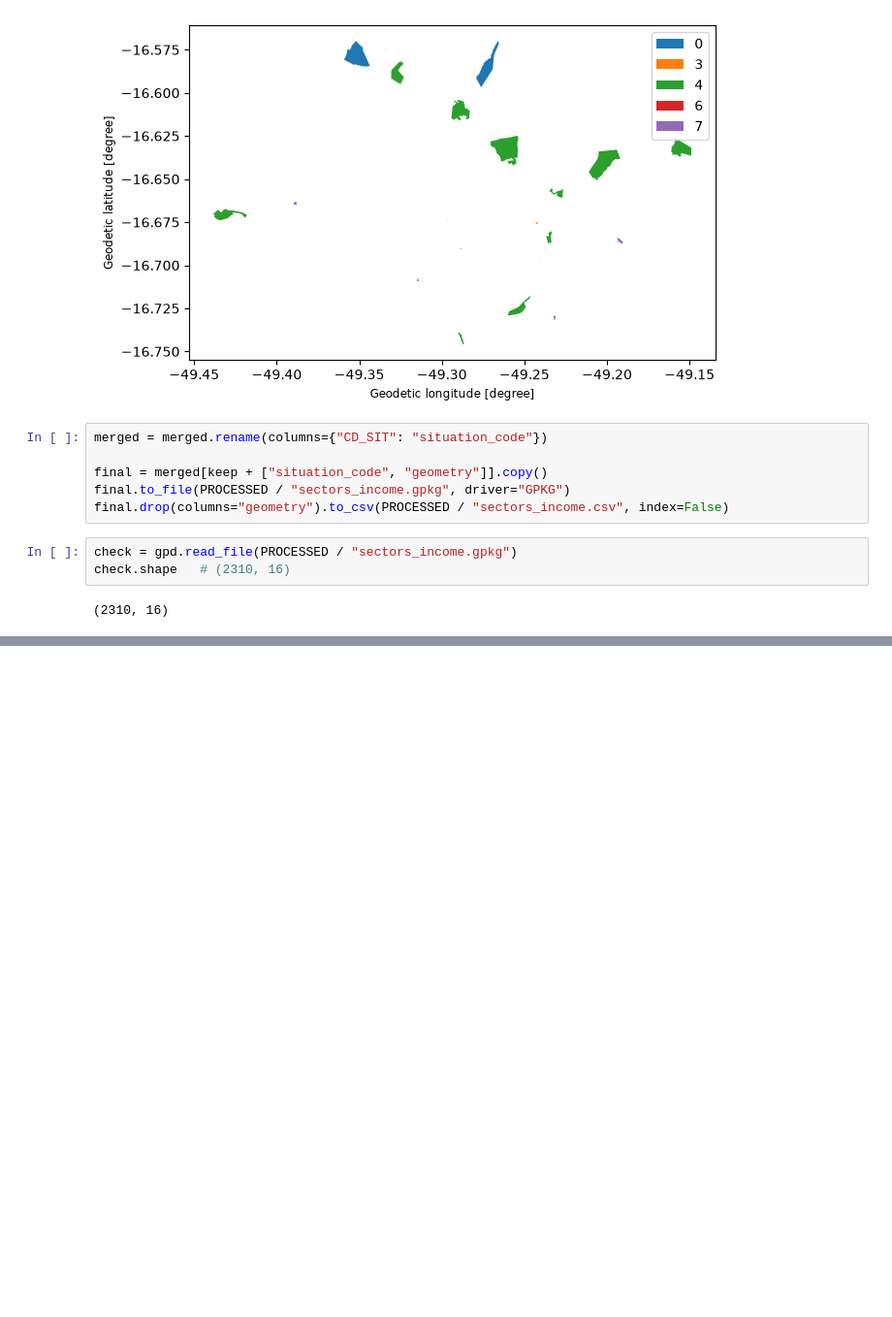
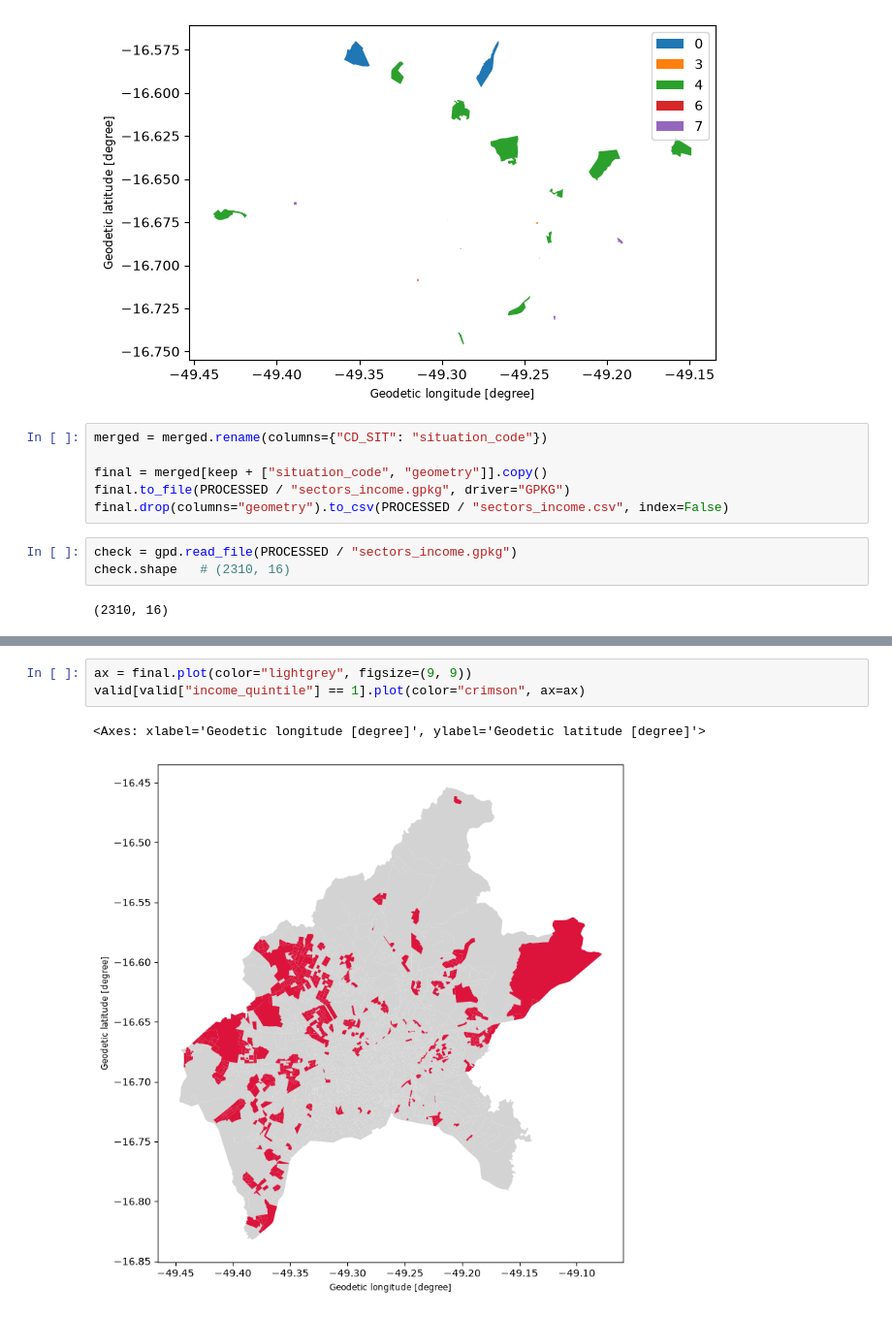
Before and after one commit to HannahGrecco/goiania-thermal-justice, a Jupyter notebook: notebooks/01_data_prep.ipynb, the cells around one changed output, grey strips where cells are left out. Shown at 97% size. Cells and saved outputs as stored; diff of their text form; blank space fills up the shorter version.

```diff
--- a/notebooks/01_data_prep.ipynb
+++ b/notebooks/01_data_prep.ipynb
@@ -495,0 +513,6 @@ check.shape   # (2310, 16)
+# %%
+ax = final.plot(color="lightgrey", figsize=(9, 9))
+valid[valid["income_quintile"] == 1].plot(color="crimson", ax=ax)
+# %% [output]
+<Axes: xlabel='Geodetic longitude [degree]', ylabel='Geodetic latitude [degree]'>
+[figure, added]
```
Also changed, not shown: parts of 2 cells of this notebook.
